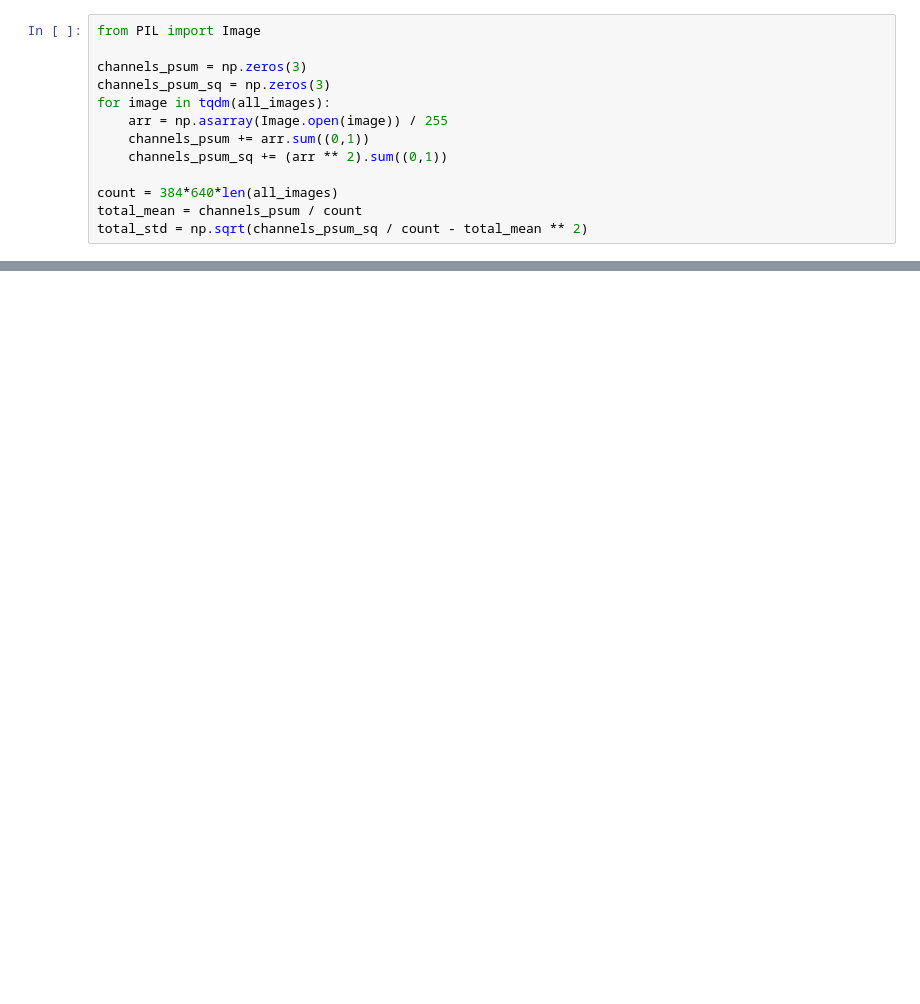
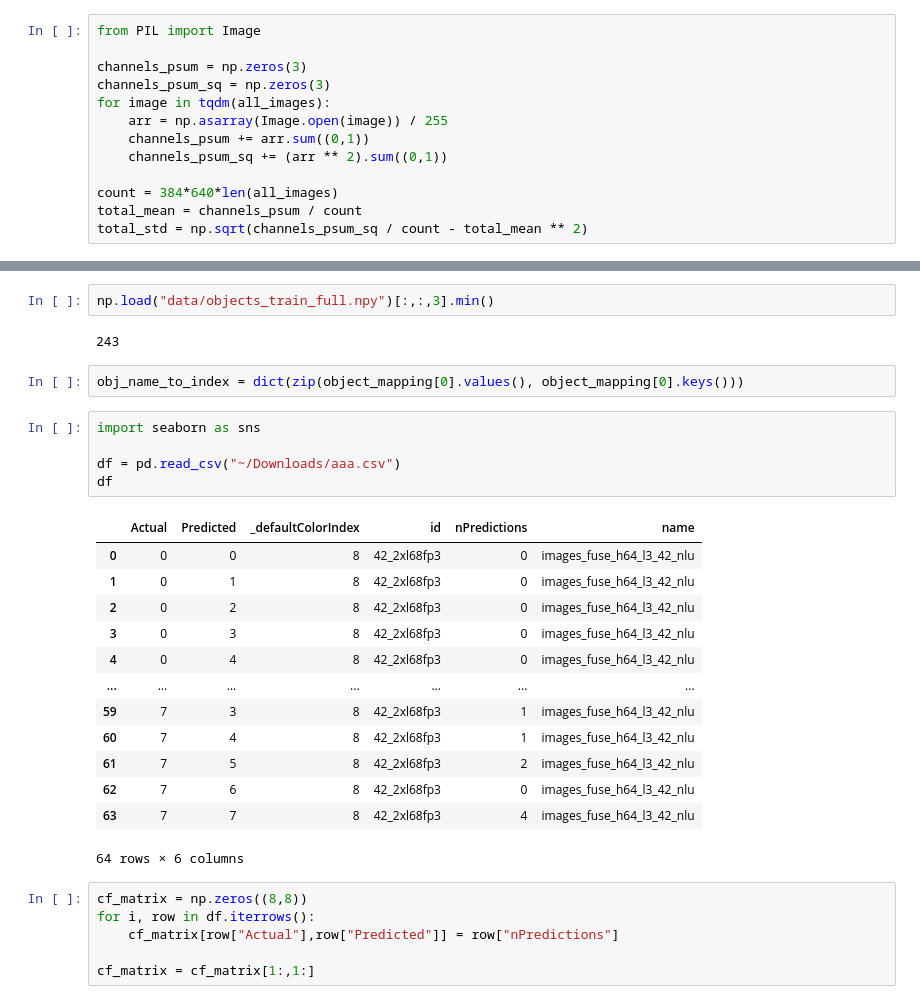
Before and after one commit to gautierdag/piglet-vis, a Jupyter notebook: eda.ipynb, the cells around one changed output, grey strips where cells are left out. Drawn from its saved outputs; the diff is of its cells as text; blank space fills up the shorter version.

```diff
--- a/eda.ipynb
+++ b/eda.ipynb
@@ -803,0 +1050,31 @@ total_std = np.sqrt(channels_psum_sq / count - total_mean ** 2)
+# %%
+np.load("data/objects_train_full.npy")[:,:,3].min()
+# %% [output]
+243
+# %%
+obj_name_to_index = dict(zip(object_mapping[0].values(), object_mapping[0].keys()))
+# %%
+import seaborn as sns
+
+df = pd.read_csv("~/Downloads/aaa.csv")
+df
+# %% [output]
+|  | Actual | Predicted | _defaultColorIndex | id | nPredictions | name |
+| 0 | 0 | 0 | 8 | 42_2xl68fp3 | 0 | images_fuse_h64_l3_42_nlu |
+| 1 | 0 | 1 | 8 | 42_2xl68fp3 | 0 | images_fuse_h64_l3_42_nlu |
+| 2 | 0 | 2 | 8 | 42_2xl68fp3 | 0 | images_fuse_h64_l3_42_nlu |
+| 3 | 0 | 3 | 8 | 42_2xl68fp3 | 0 | images_fuse_h64_l3_42_nlu |
+| 4 | 0 | 4 | 8 | 42_2xl68fp3 | 0 | images_fuse_h64_l3_42_nlu |
+| ... | ... | ... | ... | ... | ... | ... |
+| 59 | 7 | 3 | 8 | 42_2xl68fp3 | 1 | images_fuse_h64_l3_42_nlu |
+| 60 | 7 | 4 | 8 | 42_2xl68fp3 | 1 | images_fuse_h64_l3_42_nlu |
+| 61 | 7 | 5 | 8 | 42_2xl68fp3 | 2 | images_fuse_h64_l3_42_nlu |
+| 62 | 7 | 6 | 8 | 42_2xl68fp3 | 0 | images_fuse_h64_l3_42_nlu |
+| 63 | 7 | 7 | 8 | 42_2xl68fp3 | 4 | images_fuse_h64_l3_42_nlu |
+64 rows × 6 columns
+# %%
+cf_matrix = np.zeros((8,8))
+for i, row in df.iterrows():
+    cf_matrix[row["Actual"],row["Predicted"]] = row["nPredictions"]
+
+cf_matrix = cf_matrix[1:,1:]
```
Also changed, not shown: parts of 57 cells of this notebook, 34 other files.
